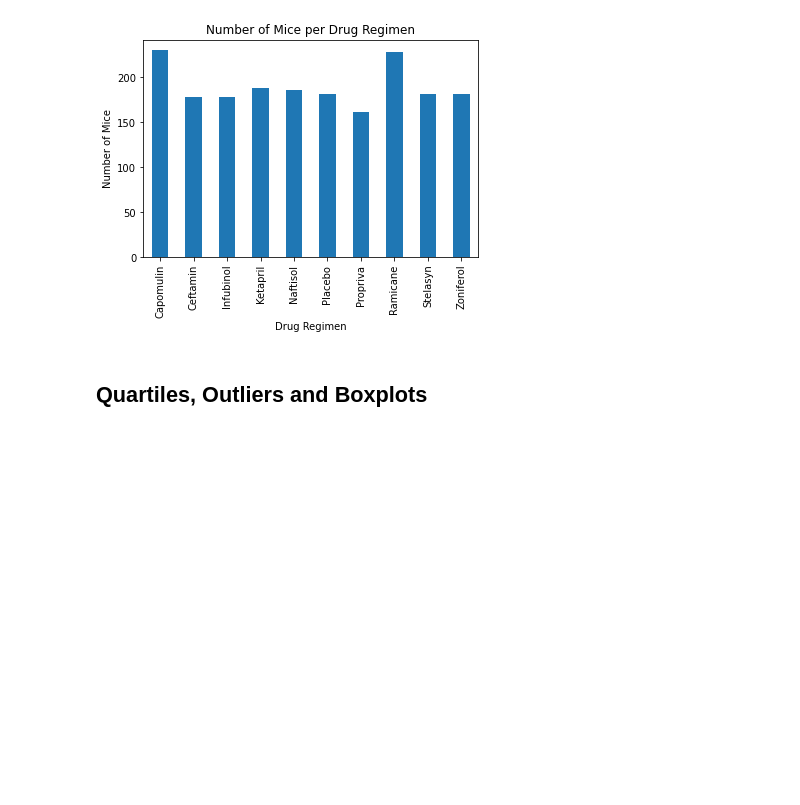
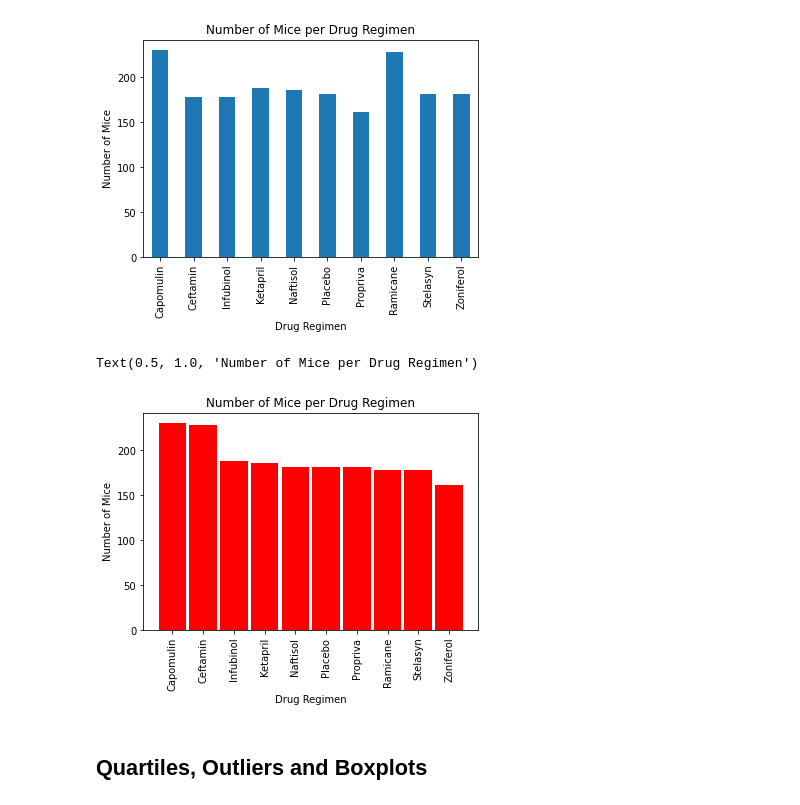
Before and after one commit to tatianafrattale/matplotlib-challenge, a Jupyter notebook: pymaceuticals_starter.ipynb, the cells around one changed output. Cells and saved outputs as stored; diff of their text form; code cells hidden in the pictures; blank space fills up the shorter version.

Commit message:
bar chart using matplotlib

```diff
--- a/pymaceuticals_starter.ipynb
+++ b/pymaceuticals_starter.ipynb
@@ -154,3 +152,18 @@ Text(0.5, 1.0, 'Number of Mice per Drug Regimen')
+# %%
+# Generate a bar plot showing the total number of unique mice tested on each drug regimen using pyplot.
+regimen_list =  mouse_df["Drug Regimen"].value_counts()
+x_axis = np.arange(len(regimen_list))
+plt.bar(x_axis, regimen_list, color = "r", width = 0.9)
+ticks = [value for value in x_axis]
+plt.xticks(ticks, ['Capomulin', 'Ceftamin', 'Infubinol', 'Ketapril', 'Naftisol', 'Placebo', 'Propriva', 'Ramicane', 'Stelasyn', 'Zoniferol'])
+# Fix formatting
+plt.xticks(rotation=90)
+plt.xlabel("Drug Regimen")
+plt.ylabel("Number of Mice")
+plt.title("Number of Mice per Drug Regimen")
+# %% [output]
+Text(0.5, 1.0, 'Number of Mice per Drug Regimen')
+[figure, added]
 # %%
 # Generate a pie plot showing the distribution of female versus male mice using pandas
 # %%
```
Also changed, not shown: parts of 1 cell of this notebook.
